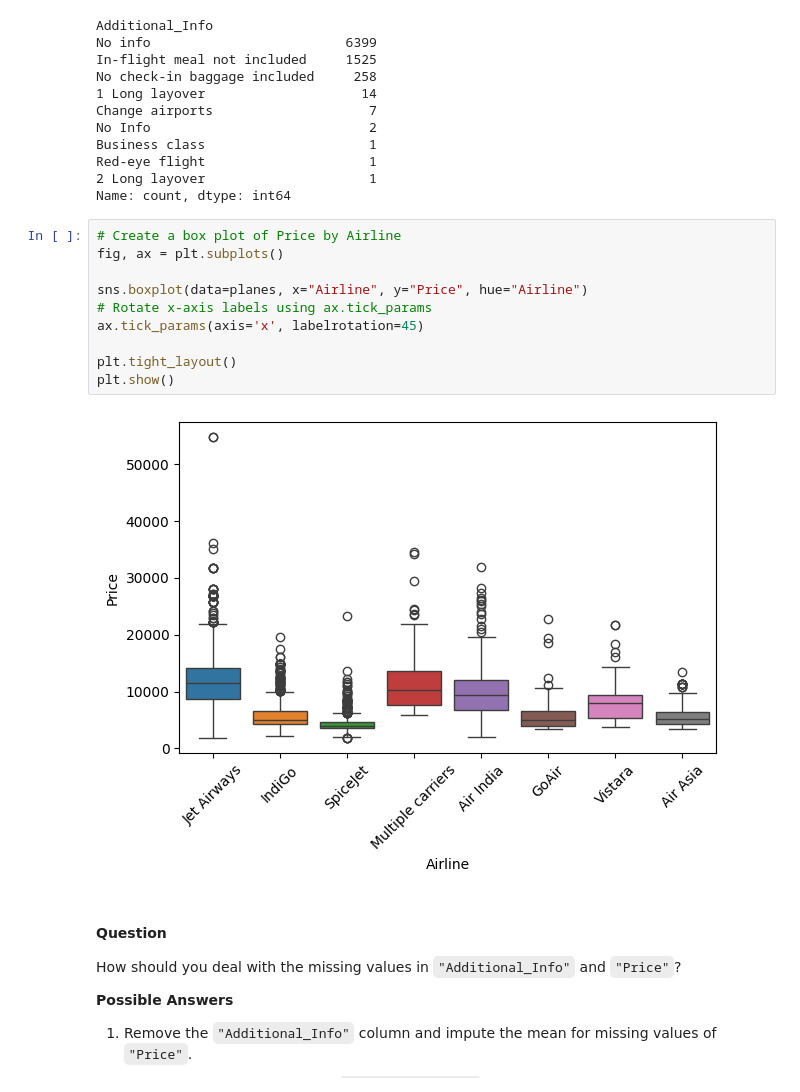
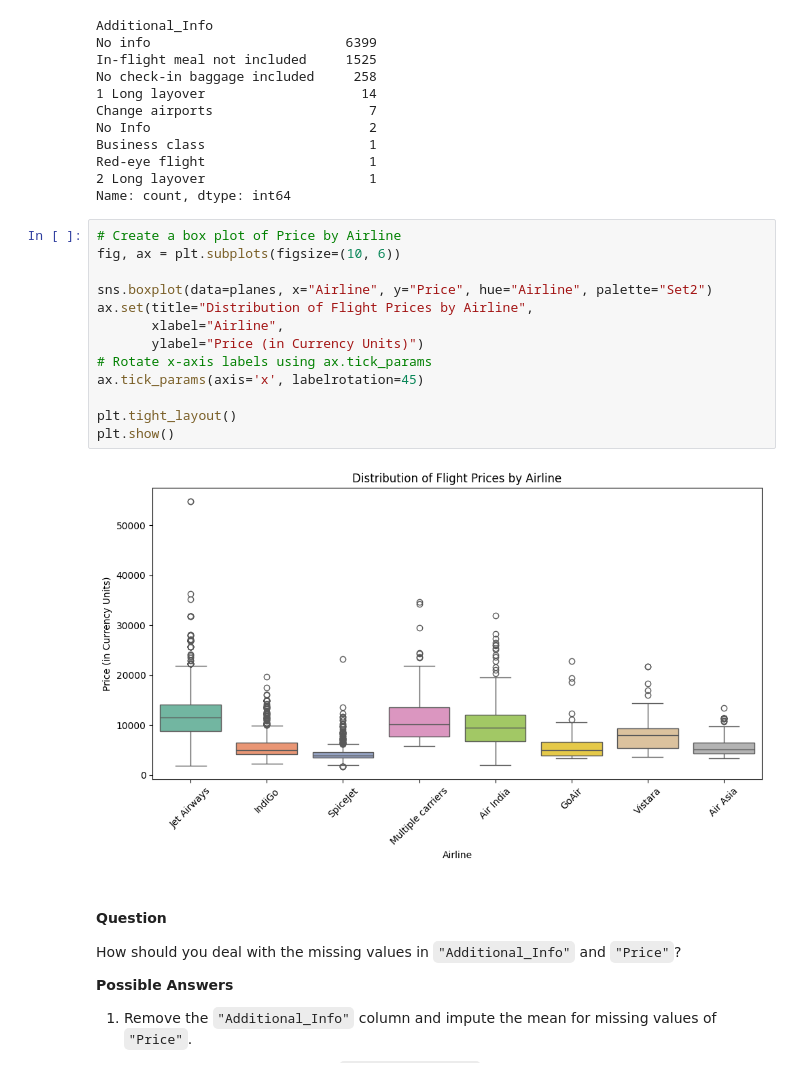
Before and after one commit to jhlopesalves/data-science-notebooks, a Jupyter notebook: Python/Exploratory Data Analysis/exploratory_data_analysis.ipynb, the cells around one changed output. Saved outputs shown, nothing was run; the diff lists cells and outputs as text.

```diff
--- a/Python/Exploratory Data Analysis/exploratory_data_analysis.ipynb
+++ b/Python/Exploratory Data Analysis/exploratory_data_analysis.ipynb
@@ -607,16 +604,19 @@ Red-eye flight                     1
 Name: count, dtype: int64
 # %%
 # Create a box plot of Price by Airline
-fig, ax = plt.subplots()
+fig, ax = plt.subplots(figsize=(10, 6))
 
-sns.boxplot(data=planes, x="Airline", y="Price", hue="Airline")
+sns.boxplot(data=planes, x="Airline", y="Price", hue="Airline", palette="Set2")
+ax.set(title="Distribution of Flight Prices by Airline",
+       xlabel="Airline",
+       ylabel="Price (in Currency Units)")
 # Rotate x-axis labels using ax.tick_params
 ax.tick_params(axis='x', labelrotation=45)
 
 plt.tight_layout()
 plt.show()
 # %% [output]
-[figure, old version]
+[figure, new version]
 # %% [markdown]
 #### Question
 How should you deal with the missing values in `"Additional_Info"` and `"Price"`?
```
Also changed, not shown: parts of 8 cells of this notebook, 1 other file.
